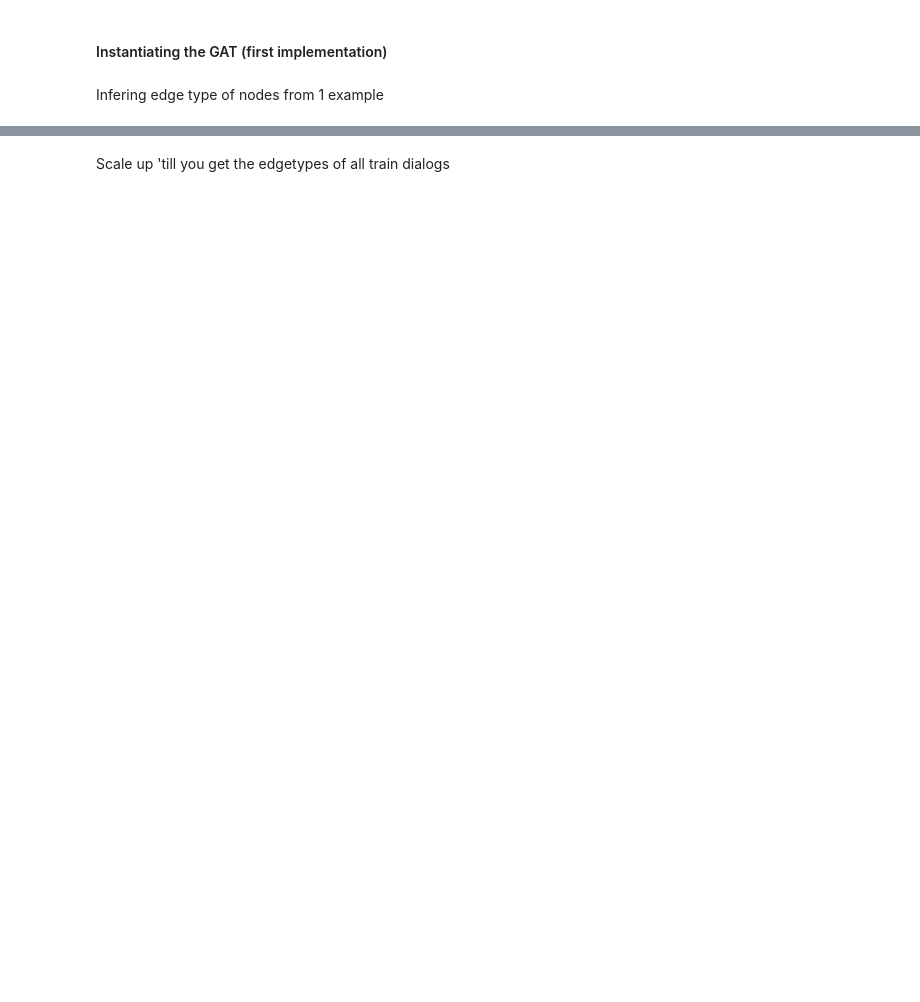
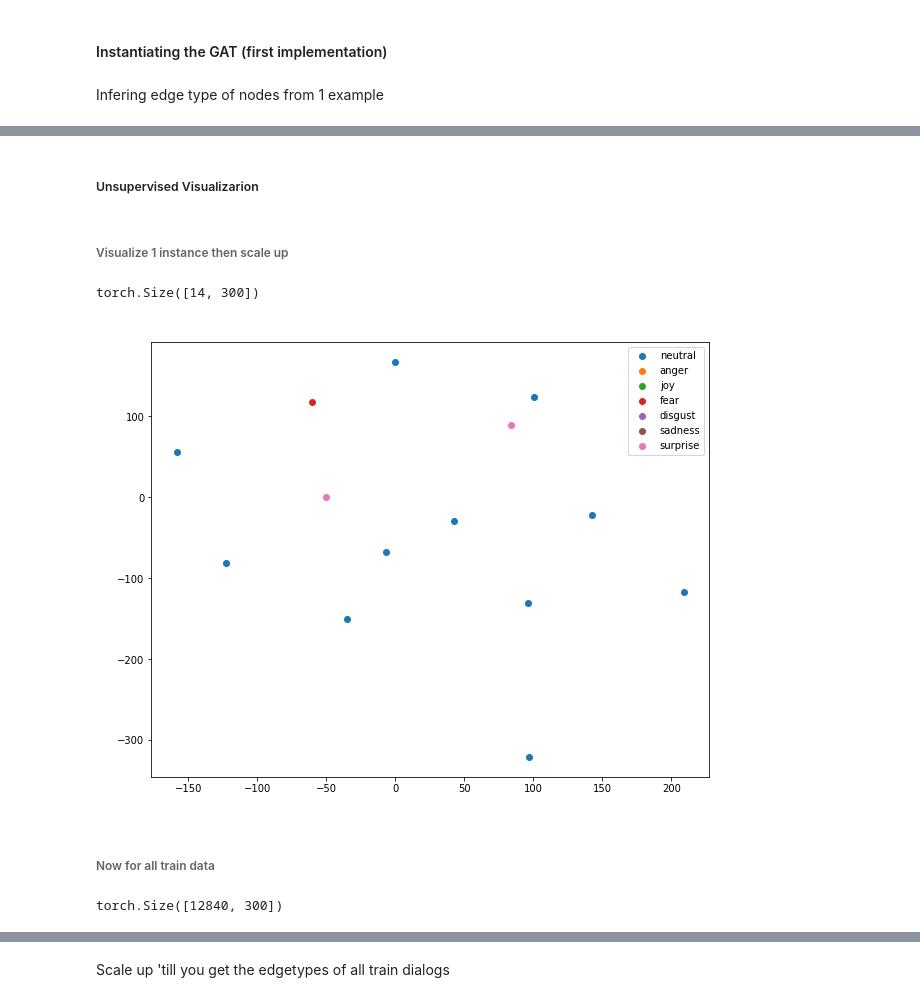
Before and after one commit to ELIJDAYO/ER_GAT, a Jupyter notebook: relationtype_encoder.ipynb, the cells around one changed output, grey strips where cells are left out. Cells and saved outputs as stored; diff of their text form; code cells hidden in the pictures; blank space fills up the shorter version.

Commit message:
Performed EDA on edge type and output of GAT

```diff
--- a/relationtype_encoder.ipynb
+++ b/relationtype_encoder.ipynb
@@ -556,7 +563,7 @@ i = 0 #dialogue id
 h_prime, attention_coef = gat_layer((updated_representations[i], edge_indices[i]), edge_types[i])
 # print(f"dialogue_representation[{i}] shape:", updated_representations[i].shape)
 # print("Attention coef shape:", attention_coef.shape)
-print("h_prime shape:", h_prime.shape)
+print("h_prime shape: ", h_prime.shape, "attention_coef shape: ", attention_coef.shape)
 # source node
 # index represent the edge
 target_nodes = edge_indices[i][1].tolist() #first idx represent dialogue id
@@ -570,9 +577,10 @@ for target_node, idx in zip(target_nodes, range(len(target_nodes))):
 #     print(target_node, idx)
     sample[target_node].append([idx, h_prime[target_node][idx].tolist()])
 
-sample_edgetypes.append(get_inferred_edgetypes1(sample, edge_types[i]))
+list_edge_idx, inferred_edgetypes = get_inferred_edgetypes1(sample, edge_types[i])
+sample_edgetypes.append(inferred_edgetypes)
 
-print(edge_types[i]) #candidate edgetypes
-print(edge_indices[i]) #first row is the src node idx and second row is the target node idx
-print(sample_edgetypes) #inferred edge types
+# print(edge_types[i]) #candidate edgetypes
+# print(edge_indices[i]) #first row is the src node idx and second row is the target node idx
+# print(sample_edgetypes) #inferred edge types
 # %% [output]
@@ -598,0 +590,6 @@ tensor([[ 0,  0,  0,  0,  1,  1,  1,  1,  2,  2,  2,  2,  3,  3,  3,  3,  4,  4,
+# %%
+file = open('data/dump/label_decoder.pkl', 'rb')
+label_decoder = pickle.load(file)
+file.close()
+label_decoder = list(label_decoder.values())
+print(label_decoder)
@@ -599 +648,40 @@ tensor([[ 0,  0,  0,  0,  1,  1,  1,  1,  2,  2,  2,  2,  3,  3,  3,  3,  4,  4,
+# %% [markdown]
+<h5>Unsupervised Visualizarion
+# %% [markdown]
+<h6> Visualize 1 instance then scale up
+# %%
+# Assuming h_prime contains the node embeddings
+utt_size=13
+labels = torch.tensor(y_train[:utt_size+1])
+# %%
+cherrypicked_nodes = []
+for src_idx, edge_idx in zip(range(len(list_edge_idx)), list_edge_idx):
+    cherrypicked_nodes.append(attention_coef[src_idx, :, edge_idx].tolist())
+cherrypicked_nodes = torch.tensor(cherrypicked_nodes)
+# %%
+cherrypicked_nodes.shape
+# %% [output]
+torch.Size([14, 300])
+# %%
+# Convert tensor to numpy array
+h_prime_np = torch.tensor(cherrypicked_nodes).numpy()
+
+# Perform dimensionality reduction using t-SNE
+tsne = TSNE(n_components=3, perplexity=5, random_state=42)
+h_prime_tsne = tsne.fit_transform(h_prime_np)
+
+# Plot the node embeddings with different colors for each label
+plt.figure(figsize=(10, 8))
+for label, emotion in zip(range(len(label_decoder)),label_decoder):
+    indices = (labels == label).nonzero().squeeze()
+    plt.scatter(h_prime_tsne[indices, 0], h_prime_tsne[indices, 1], label=f'{emotion}')
+plt.title('Node Embeddings Visualization (t-SNE)', color="white")
+plt.xlabel('Dimension 1', color="white")
+plt.ylabel('Dimension 2', color="white")
+plt.legend()
+plt.show()
+# %% [output]
+[figure, added]
+# %% [markdown]
+<h6>Now for all train data
 # %%
@@ -618,0 +718,4 @@ for dialog, dialog_id in zip(updated_representations, range(len(updated_represen
+# %%
+cherrypicked_nodes.shape
+# %% [output]
+torch.Size([12840, 300])
```
Also changed, not shown: parts of 29 cells of this notebook, 10 other files.
